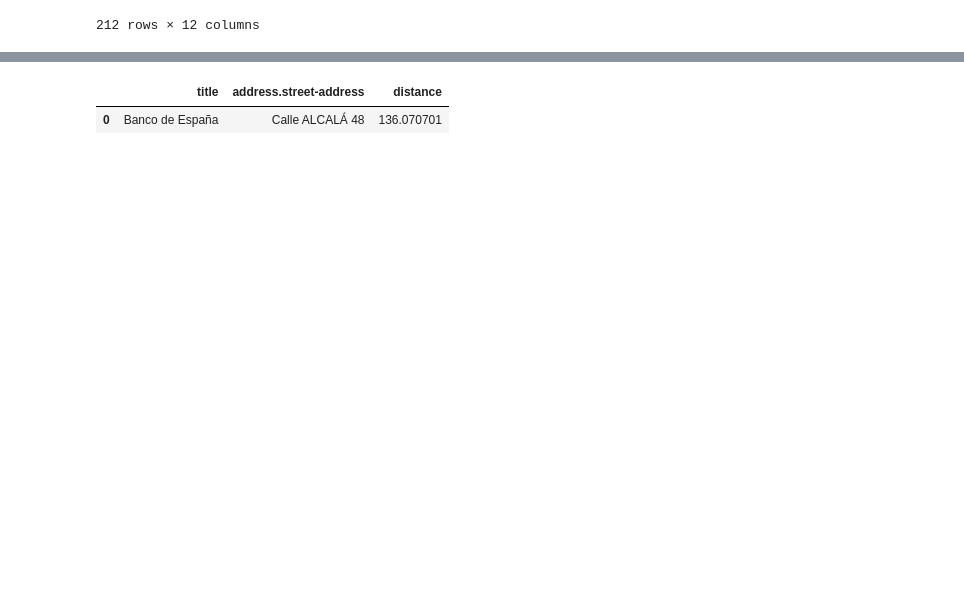
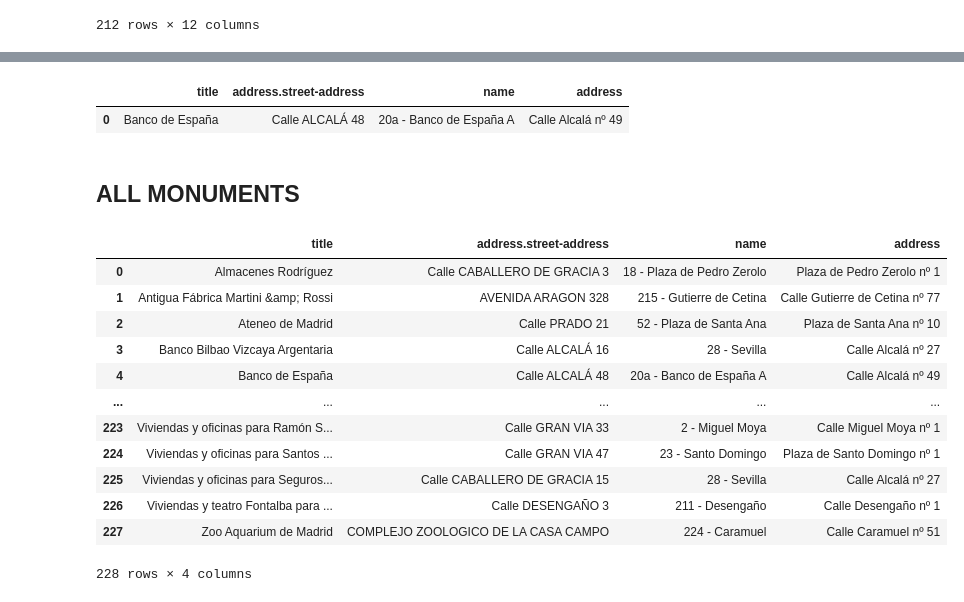
Before and after one commit to jdediegoAb/PROJECT_M1, a Jupyter notebook: prejectsql.ipynb, the cells around one changed output, grey strips where cells are left out. Cells and saved outputs as stored; diff of their text form; code cells hidden in the pictures; blank space fills up the shorter version.

```diff
--- a/prejectsql.ipynb
+++ b/prejectsql.ipynb
@@ -119,7 +116,40 @@ df_stations_1=df_stations[df_stations['distance']==df_stations['distance'].min()
 # %%
-df_output=select_monument[['title','address.street-address']]
+df_output=select_monument[['title','address.street-address']].join(df_stations_1[['name','address']])
+df_output
+# %% [output]
+|  | title | address.street-address | name | address |
+| 0 | Banco de España | Calle ALCALÁ 48 | 20a - Banco de España A | Calle Alcalá nº 49 |
-# %%
-df_output.join(df_stations_1[['distance']])
-# %% [output]
-|  | title | address.street-address | distance |
-| 0 | Banco de España | Calle ALCALÁ 48 | 136.070701 |
+# %% [markdown]
+## ALL MONUMENTS
+# %%
+#ALL_monuments=df_monuments[:6][['title','address.street-address','location.latitude','location.longitude']].reset_index(drop=True)
+ALL_monuments = df_monuments[['title','address.street-address','location.latitude','location.longitude']].reset_index(drop=True)
+# %%
+ALL_MONUMENTS=[]
+for index, row in ALL_monuments.iterrows():
+    df_stations['distance']=df_stations.apply(lambda x: distance_meters(x['latitude'],
+                                                                    x['longitude'],
+                                                                    row[('location.latitude')],
+                                                                    row[('location.longitude')]),axis=1)
+    df1=df_stations[df_stations['distance']==df_stations['distance'].min()].reset_index(drop=True)
+    df1['title']=row['title']
+    #display(df1)
+    ALL_MONUMENTS.append(df1)
+df_final = pd.concat(ALL_MONUMENTS)
+# %%
+df_output2= pd.merge(ALL_monuments[['title','address.street-address']], df_final[['name','address','title']], on ='title')
+df_output2
+# %% [output]
+|  | title | address.street-address | name | address |
+| 0 | Almacenes Rodríguez | Calle CABALLERO DE GRACIA 3 | 18 - Plaza de Pedro Zerolo | Plaza de Pedro Zerolo nº 1 |
+| 1 | Antigua Fábrica Martini &amp; Rossi | AVENIDA ARAGON 328 | 215 - Gutierre de Cetina | Calle Gutierre de Cetina nº 77 |
+| 2 | Ateneo de Madrid | Calle PRADO 21 | 52 - Plaza de Santa Ana | Plaza de Santa Ana nº 10 |
+| 3 | Banco Bilbao Vizcaya Argentaria | Calle ALCALÁ 16 | 28 - Sevilla | Calle Alcalá nº 27 |
+| 4 | Banco de España | Calle ALCALÁ 48 | 20a - Banco de España A | Calle Alcalá nº 49 |
+| ... | ... | ... | ... | ... |
+| 223 | Viviendas y oficinas para Ramón S... | Calle GRAN VIA 33 | 2 - Miguel Moya | Calle Miguel Moya nº 1 |
+| 224 | Viviendas y oficinas para Santos ... | Calle GRAN VIA 47 | 23 - Santo Domingo | Plaza de Santo Domingo nº 1 |
+| 225 | Viviendas y oficinas para Seguros... | Calle CABALLERO DE GRACIA 15 | 28 - Sevilla | Calle Alcalá nº 27 |
+| 226 | Viviendas y teatro Fontalba para ... | Calle DESENGAÑO 3 | 211 - Desengaño | Calle Desengaño nº 1 |
+| 227 | Zoo Aquarium de Madrid | COMPLEJO ZOOLOGICO DE LA CASA CAMPO | 224 - Caramuel | Calle Caramuel nº 51 |
+228 rows × 4 columns
```
Also changed, not shown: parts of 6 cells of this notebook.
